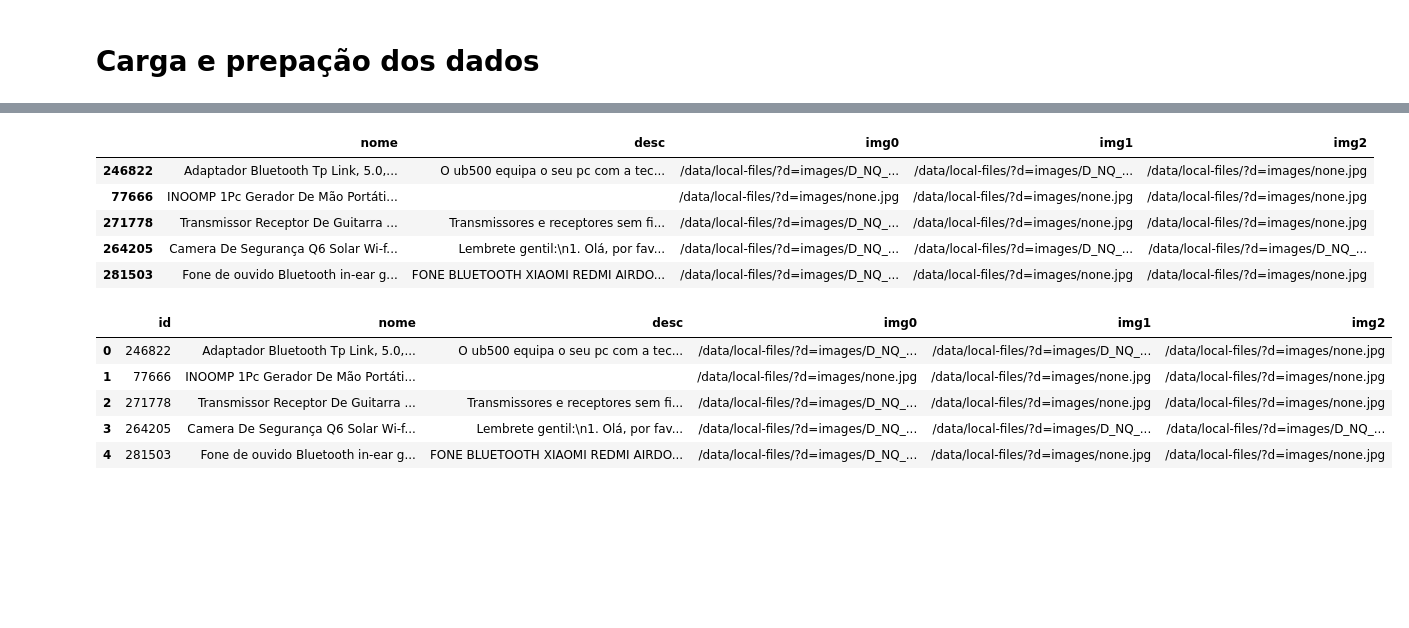
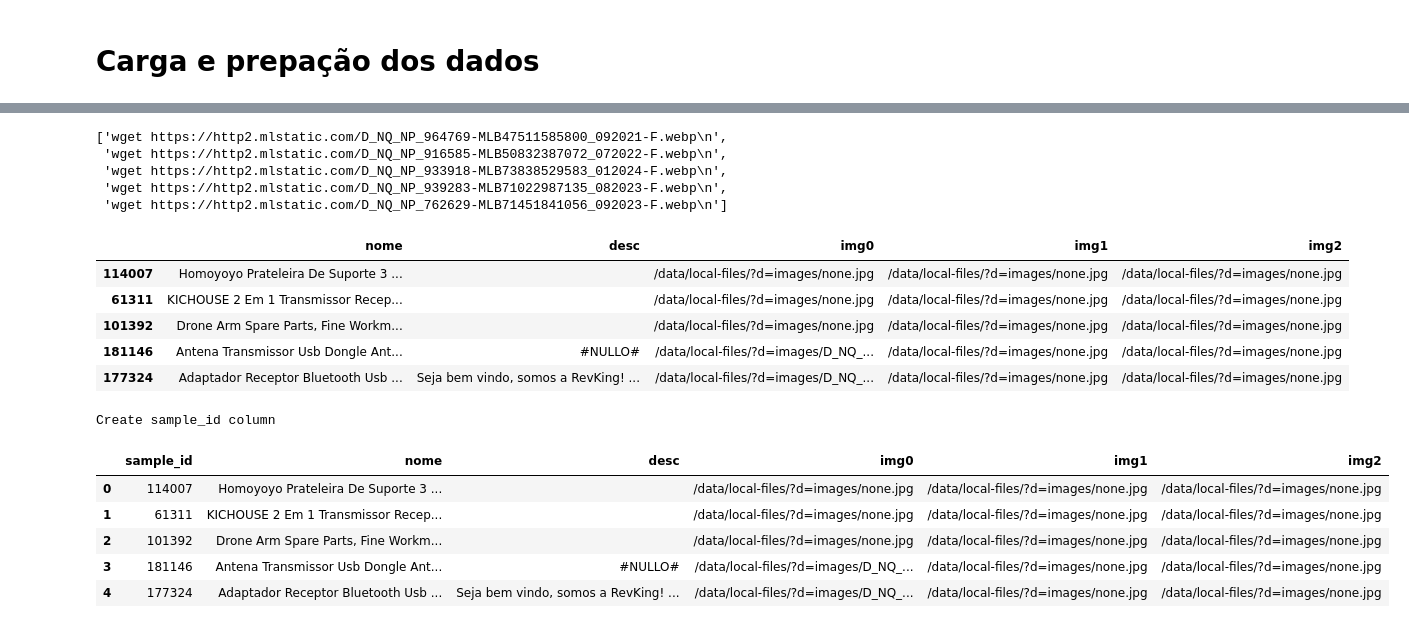
Before and after one commit to InovaFiscaliza/dados-pacp, a Jupyter notebook: sch/notebooks/11_extract_samples_to_label.ipynb, the cells around one changed output, grey strips where cells are left out. Cells and saved outputs as stored; diff of their text form; code cells hidden in the pictures; blank space fills up the shorter version.

```diff
--- a/sch/notebooks/11_extract_samples_to_label.ipynb
+++ b/sch/notebooks/11_extract_samples_to_label.ipynb
@@ -145,6 +191,6 @@ df_anuncios.to_parquet('../datasets/anuncios.parquet')
 # %%
 n_samples = 20000
-df_sample_to_label = df_anuncios.iloc[:,1:].sample(n_samples,random_state=111)
-df_sample_to_label.head()
+df_samples_to_label = df_anuncios.iloc[:,1:].sample(n_samples,random_state=111)
+df_samples_to_label.head()
 # %% [output]
 |  | nome | desc | img0 | img1 | img2 |
@@ -155,0 +204,3 @@ df_sample_to_label.head()
+# %%
+df_label_studio = df_samples_to_label.copy()
+df_label_studio.head(5)
@@ -156,35 +214,44 @@ df_sample_to_label.head()
 # %%
-# Lista de arquivos para baixar
+# Lista de imagens para baixar
 images = []
-images.extend(df_sample_to_label['img0'].to_list())
-images.extend(df_sample_to_label['img1'].to_list())
-images.extend(df_sample_to_label['img2'].to_list())
+images.extend(df_label_studio['img0'].to_list())
+images.extend(df_label_studio['img1'].to_list())
+images.extend(df_label_studio['img2'].to_list())
 images = [f'wget {image}\n' for image in images if len(image)>0]
 with open('images_to_download.sh','w') as f:
     f.writelines(images)
+images[:5]
+# %% [output]
+['wget https://http2.mlstatic.com/D_NQ_NP_964769-MLB47511585800_092021-F.webp\n',
+ 'wget https://http2.mlstatic.com/D_NQ_NP_916585-MLB50832387072_072022-F.webp\n',
+ 'wget https://http2.mlstatic.com/D_NQ_NP_933918-MLB73838529583_012024-F.webp\n',
+ 'wget https://http2.mlstatic.com/D_NQ_NP_939283-MLB71022987135_082023-F.webp\n',
+ 'wget https://http2.mlstatic.com/D_NQ_NP_762629-MLB71451841056_092023-F.webp\n']
 # %%
+# ajustar caminho das imagens (local storage)
 for col in ['img0', 'img1', 'img2']:
-    df_sample_to_label[col] = df_sample_to_label[col].apply(lambda x: f'/data/local-files/?d=images/{x.split("/")[-1]}' if len(x) > 0 else '/data/local-files/?d=images/none.jpg')
-df_sample_to_label.head()
+    df_label_studio[col] = df_label_studio[col].apply(lambda x: f'/data/local-files/?d=images/{x.split("/")[-1]}' if len(x) > 0 else '/data/local-files/?d=images/none.jpg')
+df_label_studio.head()
 # %% [output]
 |  | nome | desc | img0 | img1 | img2 |
-| 246822 | Adaptador Bluetooth Tp Link, 5.0,... | O ub500 equipa o seu pc com a tec... | /data/local-files/?d=images/D_NQ_... | /data/local-files/?d=images/D_NQ_... | /data/local-files/?d=images/none.jpg |
-| 77666 | INOOMP 1Pc Gerador De Mão Portáti... |  | /data/local-files/?d=images/none.jpg | /data/local-files/?d=images/none.jpg | /data/local-files/?d=images/none.jpg |
-| 271778 | Transmissor Receptor De Guitarra ... | Transmissores e receptores sem fi... | /data/local-files/?d=images/D_NQ_... | /data/local-files/?d=images/none.jpg | /data/local-files/?d=images/none.jpg |
-| 264205 | Camera De Segurança Q6 Solar Wi-f... | Lembrete gentil:\n1. Olá, por fav... | /data/local-files/?d=images/D_NQ_... | /data/local-files/?d=images/D_NQ_... | /data/local-files/?d=images/D_NQ_... |
-| 281503 | Fone de ouvido Bluetooth in-ear g... | FONE BLUETOOTH XIAOMI REDMI AIRDO... | /data/local-files/?d=images/D_NQ_... | /data/local-files/?d=images/none.jpg | /data/local-files/?d=images/none.jpg |
+| 114007 | Homoyoyo Prateleira De Suporte 3 ... |  | /data/local-files/?d=images/none.jpg | /data/local-files/?d=images/none.jpg | /data/local-files/?d=images/none.jpg |
+| 61311 | KICHOUSE 2 Em 1 Transmissor Recep... |  | /data/local-files/?d=images/none.jpg | /data/local-files/?d=images/none.jpg | /data/local-files/?d=images/none.jpg |
+| 101392 | Drone Arm Spare Parts, Fine Workm... |  | /data/local-files/?d=images/none.jpg | /data/local-files/?d=images/none.jpg | /data/local-files/?d=images/none.jpg |
+| 181146 | Antena Transmissor Usb Dongle Ant... | #NULLO# | /data/local-files/?d=images/D_NQ_... | /data/local-files/?d=images/none.jpg | /data/local-files/?d=images/none.jpg |
+| 177324 | Adaptador Receptor Bluetooth Usb ... | Seja bem vindo, somos a RevKing! ... | /data/local-files/?d=images/D_NQ_... | /data/local-files/?d=images/none.jpg | /data/local-files/?d=images/none.jpg |
 # %%
-if 'id' not in df_sample_to_label.columns:
-    print('Create id column')
-    df_sample_to_label = df_sample_to_label.reset_index()
-    new_columns = ['id', 'nome', 'desc', 'img0', 'img1', 'img2']
-    df_sample_to_label.columns = new_columns
-df_sample_to_label.head()
+if 'sample_id' not in df_label_studio.columns:
+    print('Create sample_id column')
+    df_label_studio = df_label_studio.reset_index()
+    new_columns = ['sample_id', 'nome', 'desc', 'img0', 'img1', 'img2']
+    df_label_studio.columns = new_columns
+df_label_studio.head()
 # %% [output]
+Create sample_id column
-|  | id | nome | desc | img0 | img1 | img2 |
-| 0 | 246822 | Adaptador Bluetooth Tp Link, 5.0,... | O ub500 equipa o seu pc com a tec... | /data/local-files/?d=images/D_NQ_... | /data/local-files/?d=images/D_NQ_... | /data/local-files/?d=images/none.jpg |
-| 1 | 77666 | INOOMP 1Pc Gerador De Mão Portáti... |  | /data/local-files/?d=images/none.jpg | /data/local-files/?d=images/none.jpg | /data/local-files/?d=images/none.jpg |
-| 2 | 271778 | Transmissor Receptor De Guitarra ... | Transmissores e receptores sem fi... | /data/local-files/?d=images/D_NQ_... | /data/local-files/?d=images/none.jpg | /data/local-files/?d=images/none.jpg |
-| 3 | 264205 | Camera De Segurança Q6 Solar Wi-f... | Lembrete gentil:\n1. Olá, por fav... | /data/local-files/?d=images/D_NQ_... | /data/local-files/?d=images/D_NQ_... | /data/local-files/?d=images/D_NQ_... |
-| 4 | 281503 | Fone de ouvido Bluetooth in-ear g... | FONE BLUETOOTH XIAOMI REDMI AIRDO... | /data/local-files/?d=images/D_NQ_... | /data/local-files/?d=images/none.jpg | /data/local-files/?d=images/none.jpg |
+|  | sample_id | nome | desc | img0 | img1 | img2 |
+| 0 | 114007 | Homoyoyo Prateleira De Suporte 3 ... |  | /data/local-files/?d=images/none.jpg | /data/local-files/?d=images/none.jpg | /data/local-files/?d=images/none.jpg |
+| 1 | 61311 | KICHOUSE 2 Em 1 Transmissor Recep... |  | /data/local-files/?d=images/none.jpg | /data/local-files/?d=images/none.jpg | /data/local-files/?d=images/none.jpg |
+| 2 | 101392 | Drone Arm Spare Parts, Fine Workm... |  | /data/local-files/?d=images/none.jpg | /data/local-files/?d=images/none.jpg | /data/local-files/?d=images/none.jpg |
+| 3 | 181146 | Antena Transmissor Usb Dongle Ant... | #NULLO# | /data/local-files/?d=images/D_NQ_... | /data/local-files/?d=images/none.jpg | /data/local-files/?d=images/none.jpg |
+| 4 | 177324 | Adaptador Receptor Bluetooth Usb ... | Seja bem vindo, somos a RevKing! ... | /data/local-files/?d=images/D_NQ_... | /data/local-files/?d=images/none.jpg | /data/local-files/?d=images/none.jpg |
 # %%
```
Also changed, not shown: parts of 23 cells of this notebook.
